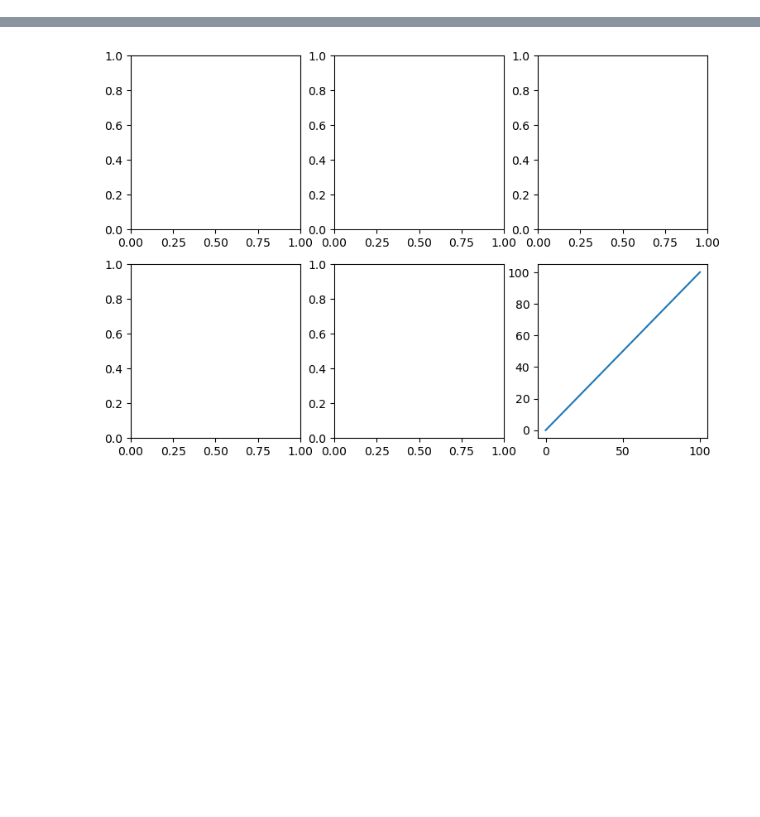
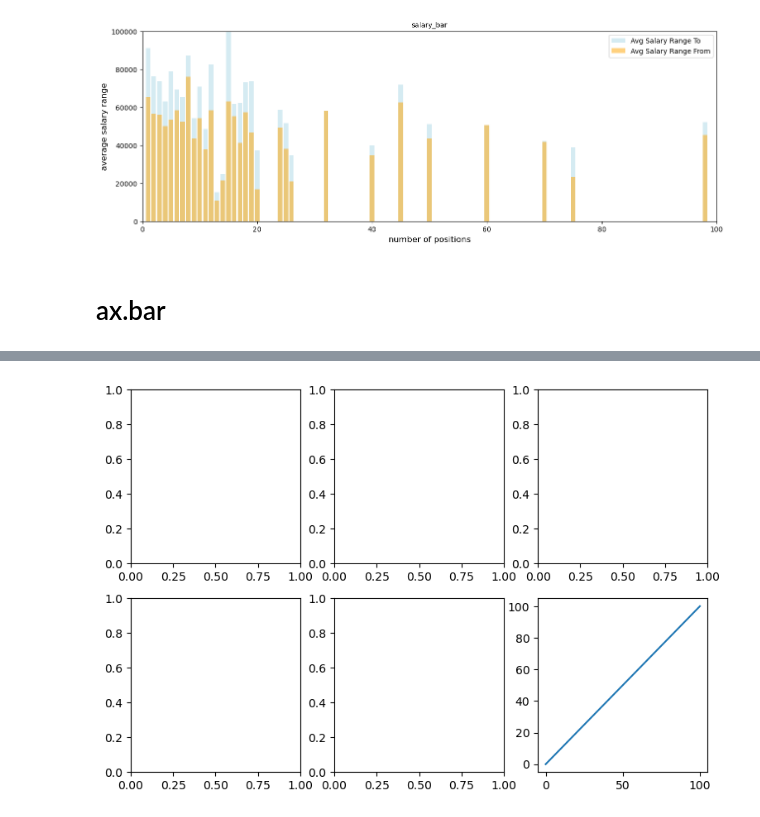
Before and after one commit to dfirst-education/sample, a Jupyter notebook: 5.0_plt_axe.ipynb, the cells around one changed output, grey strips where cells are left out. Cells and saved outputs as stored; diff of their text form; code cells hidden in the pictures; blank space fills up the shorter version.

```diff
--- a/5.0_plt_axe.ipynb
+++ b/5.0_plt_axe.ipynb
@@ -72,0 +78,21 @@ from df_jsonl
+# %%
+import matplotlib.pyplot as plt
+from pylab import rcParams
+
+rcParams['figure.figsize'] = 15, 5 # Graph Size (width, height)
+plt.xlabel("number of positions", fontsize=12) # x-axis label
+plt.ylabel("average salary range", fontsize=12) # y-axis label
+plt.title("salary_bar", fontsize=10)
+
+plt.xlim(0, 100) # x-axis range
+plt.ylim(0, 100000) # y-axis range
+
+plt.bar(result2.loc[:,"numofpositions"], result2.loc[:,"avgsalaryrangeto"], color='lightblue', alpha=0.5, label='Avg Salary Range To')
+plt.bar(result2.loc[:,"numofpositions"], result2.loc[:,"avgsalaryrangefrom"], color='orange', alpha=0.5, label='Avg Salary Range From')
+
+plt.legend(loc='upper right') # legend location
+plt.show()
+# %% [output]
+[figure, added]
+# %% [markdown]
+# ax.bar
```
Also changed, not shown: parts of 15 cells of this notebook.
